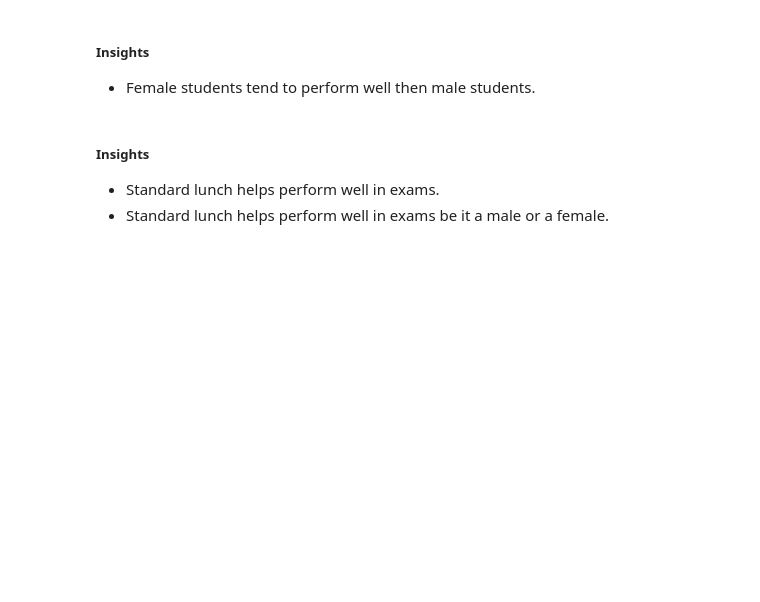
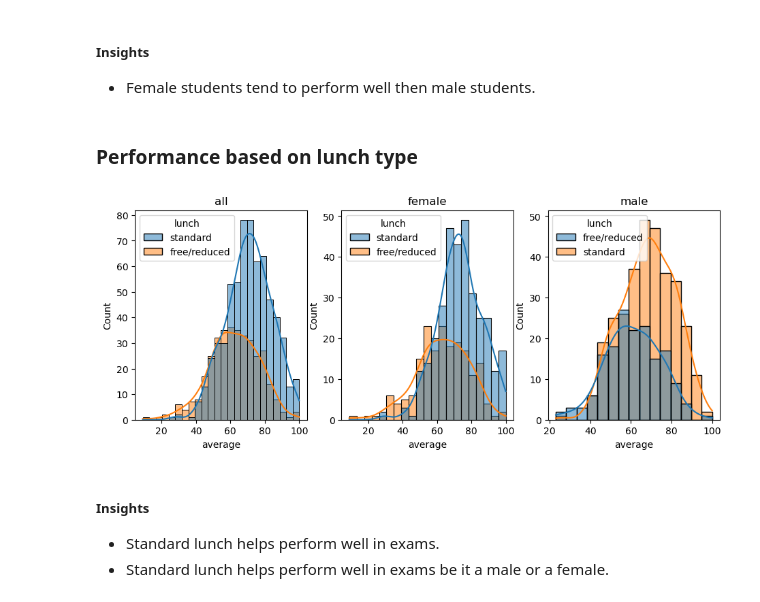
Before and after one commit to jmdtanalyst/ML_Student_Performance, a Jupyter notebook: notebook/1 . EDA STUDENT PERFORMANCE .ipynb, the cells around one changed output. Drawn from its saved outputs; the diff is of its cells as text; code cells hidden in the pictures; blank space fills up the shorter version.

```diff
--- a/notebook/1 . EDA STUDENT PERFORMANCE .ipynb
+++ b/notebook/1 . EDA STUDENT PERFORMANCE .ipynb
@@ -190,15 +253,24 @@ plt.show()
 # %% [markdown]
 #####  Insights
 - Female students tend to perform well then male students.
+# %% [markdown]
+### Performance based on lunch type
 # %%
-plt.subplots(1,3,figsize=(25,6))
+plt.subplots(1,3,figsize=(15,4))
 plt.subplot(141)
 sns.histplot(data=df,x='average',kde=True,hue='lunch')
+plt.title('all')
+
 plt.subplot(142)
 sns.histplot(data=df[df.gender=='female'],x='average',kde=True,hue='lunch')
+plt.title('female')
+
 plt.subplot(143)
 sns.histplot(data=df[df.gender=='male'],x='average',kde=True,hue='lunch')
+plt.title('male')
 plt.show()
+# %% [output]
+[figure, added]
 # %% [markdown]
 #####  Insights
 - Standard lunch helps perform well in exams.
```
Also changed, not shown: parts of 54 cells of this notebook, 5 other files.
